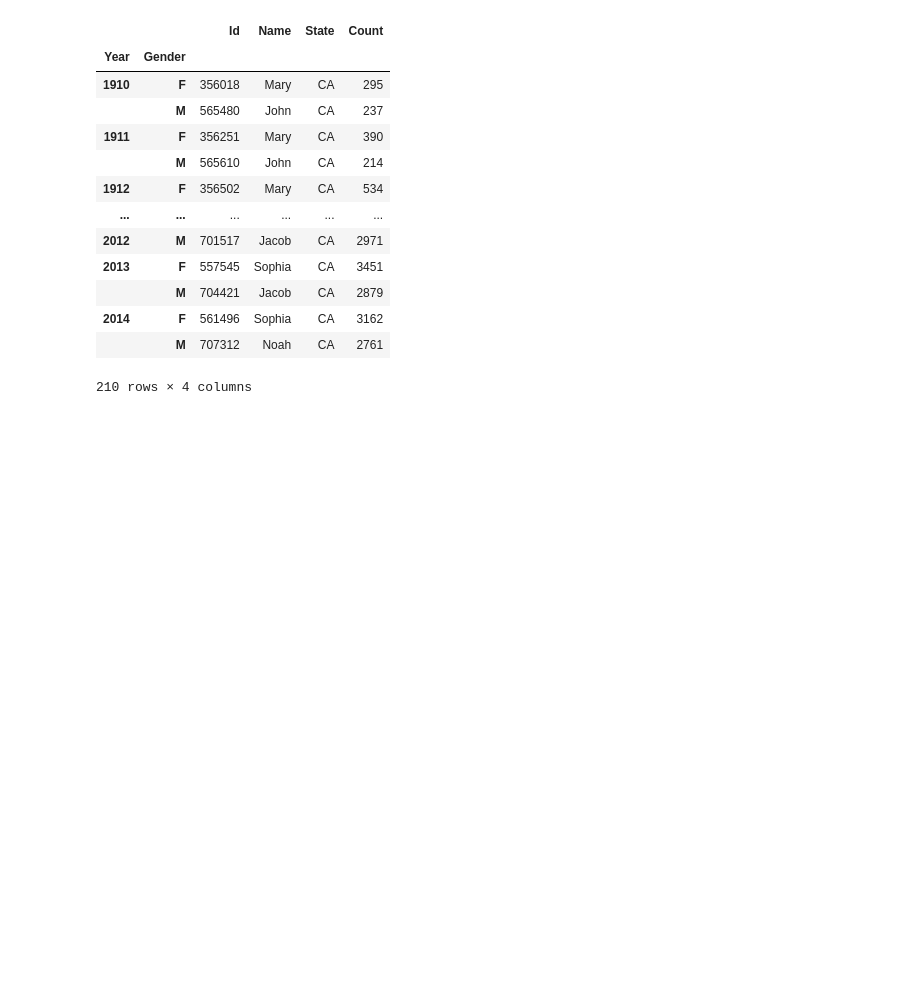
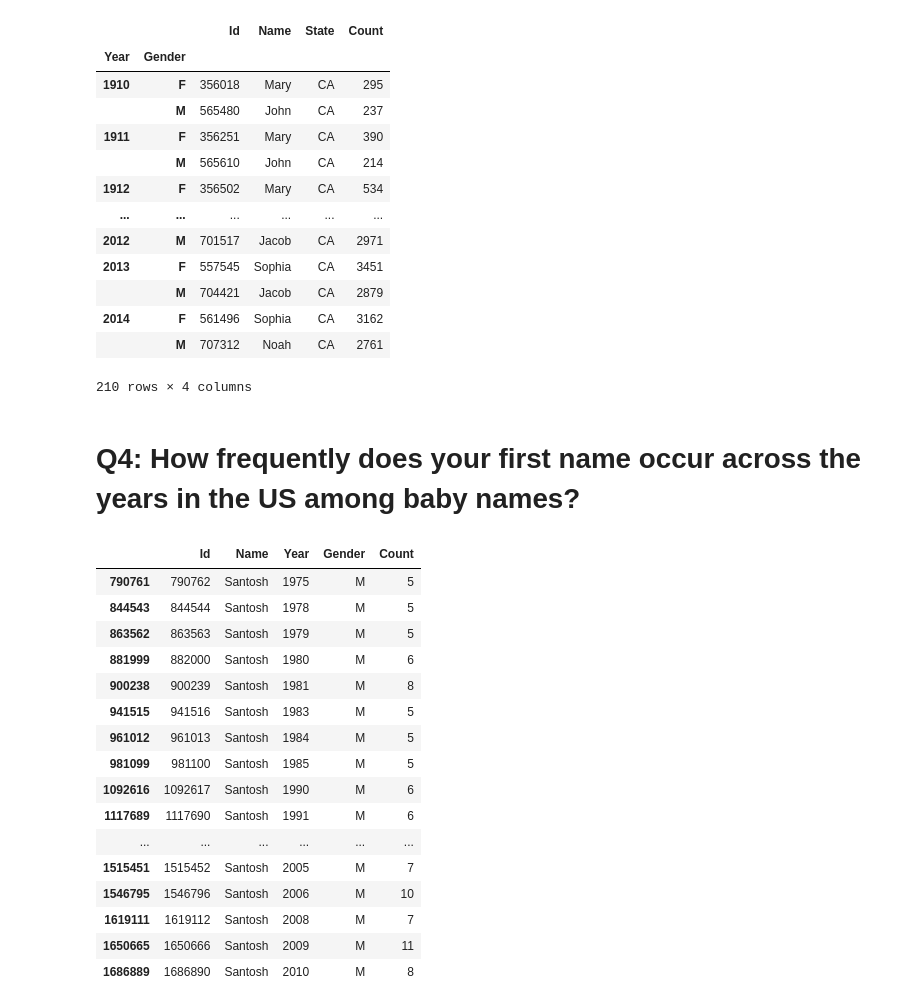
Before and after one commit to Chaliantosh/Dataanalysis-Visualizations, a Jupyter notebook: usbaby_names_usecase.ipynb, the cells around one changed output. Drawn from its saved outputs; the diff is of its cells as text; code cells hidden in the pictures; blank space fills up the shorter version.

```diff
--- a/usbaby_names_usecase.ipynb
+++ b/usbaby_names_usecase.ipynb
@@ -184,3 +184,26 @@ ca_grouped
 | 2014 | F | 561496 | Sophia | CA | 3162 |
 |  | M | 707312 | Noah | CA | 2761 |
 210 rows × 4 columns
+# %% [markdown]
+# Q4: How frequently does your first name occur across the years in the US among baby names?
+# %%
+us_sant = us_babies.loc[us_babies['Name'] == 'Santosh', :]
+us_sant
+# %% [output]
+|  | Id | Name | Year | Gender | Count |
+| 790761 | 790762 | Santosh | 1975 | M | 5 |
+| 844543 | 844544 | Santosh | 1978 | M | 5 |
+| 863562 | 863563 | Santosh | 1979 | M | 5 |
+| 881999 | 882000 | Santosh | 1980 | M | 6 |
+| 900238 | 900239 | Santosh | 1981 | M | 8 |
+| 941515 | 941516 | Santosh | 1983 | M | 5 |
+| 961012 | 961013 | Santosh | 1984 | M | 5 |
+| 981099 | 981100 | Santosh | 1985 | M | 5 |
+| 1092616 | 1092617 | Santosh | 1990 | M | 6 |
+| 1117689 | 1117690 | Santosh | 1991 | M | 6 |
+| ... | ... | ... | ... | ... | ... |
+| 1515451 | 1515452 | Santosh | 2005 | M | 7 |
+| 1546795 | 1546796 | Santosh | 2006 | M | 10 |
+| 1619111 | 1619112 | Santosh | 2008 | M | 7 |
+| 1650665 | 1650666 | Santosh | 2009 | M | 11 |
+| 1686889 | 1686890 | Santosh | 2010 | M | 8 |
```
Also changed, not shown: parts of 1 cell of this notebook.
